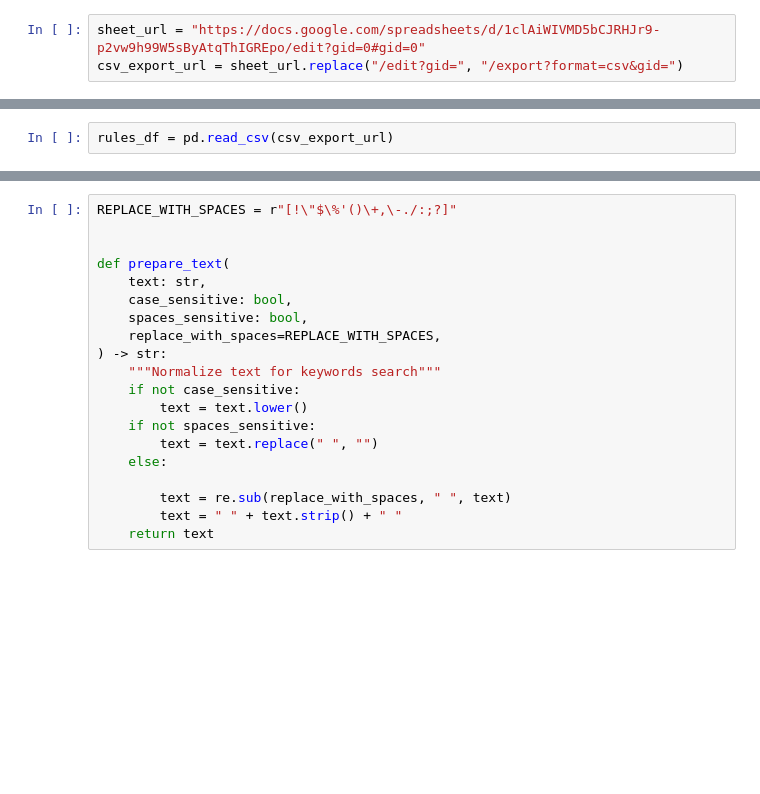
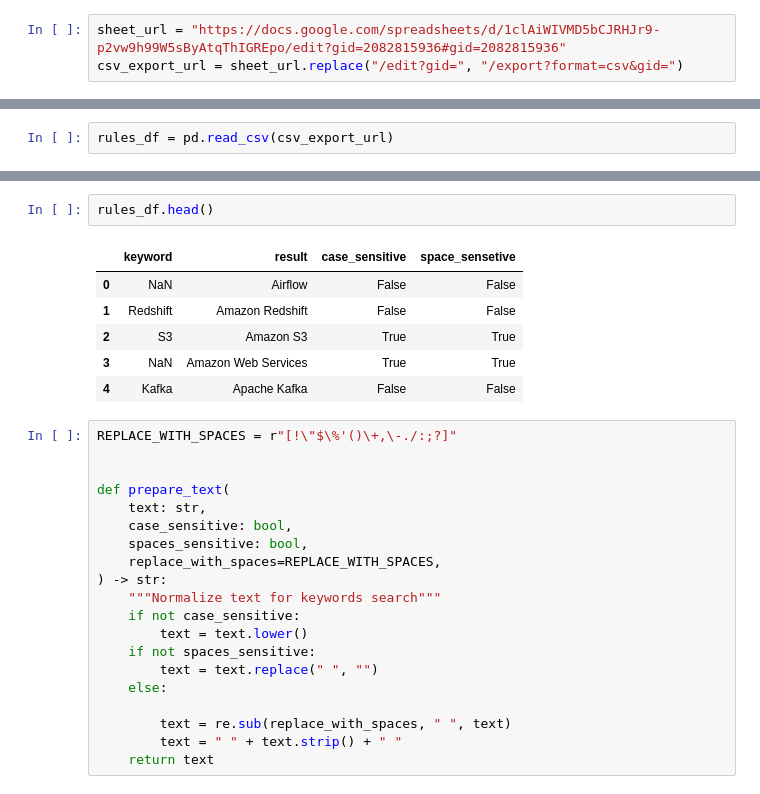
Before and after one commit to SaschaKay/jobs-research, a Jupyter notebook: explore/rapidapi_jobs_posting_skills.ipynb, the cells around one changed output, grey strips where cells are left out. Cells and saved outputs as stored; diff of their text form; blank space fills up the shorter version.

```diff
--- a/explore/rapidapi_jobs_posting_skills.ipynb
+++ b/explore/rapidapi_jobs_posting_skills.ipynb
@@ -41,7 +41,7 @@ if REPO_ROOT not in sys.path:
 # %%
 from common.utils import bq_table_to_df
 # %%
-sheet_url = "https://docs.google.com/spreadsheets/d/1clAiWIVMD5bCJRHJr9-p2vw9h99W5sByAtqThIGREpo/edit?gid=0#gid=0"
+sheet_url = "https://docs.google.com/spreadsheets/d/1clAiWIVMD5bCJRHJr9-p2vw9h99W5sByAtqThIGREpo/edit?gid=2082815936#gid=2082815936"
 csv_export_url = sheet_url.replace("/edit?gid=", "/export?format=csv&gid=")
 # %%
 csv_export_url
@@ -64,5 +64,14 @@ Data columns (total 4 columns):
 dtypes: bool(2), object(2)
 memory usage: 3.2+ KB
+# %%
+rules_df.head()
+# %% [output]
+|  | keyword | result | case_sensitive | space_sensetive |
+| 0 | NaN | Airflow | False | False |
+| 1 | Redshift | Amazon Redshift | False | False |
+| 2 | S3 | Amazon S3 | True | True |
+| 3 | NaN | Amazon Web Services | True | True |
+| 4 | Kafka | Apache Kafka | False | False |
 # %%
 REPLACE_WITH_SPACES = r"[!\"$\%'()\+,\-./:;?]"
 
```
Also changed, not shown: parts of 2 cells of this notebook.
